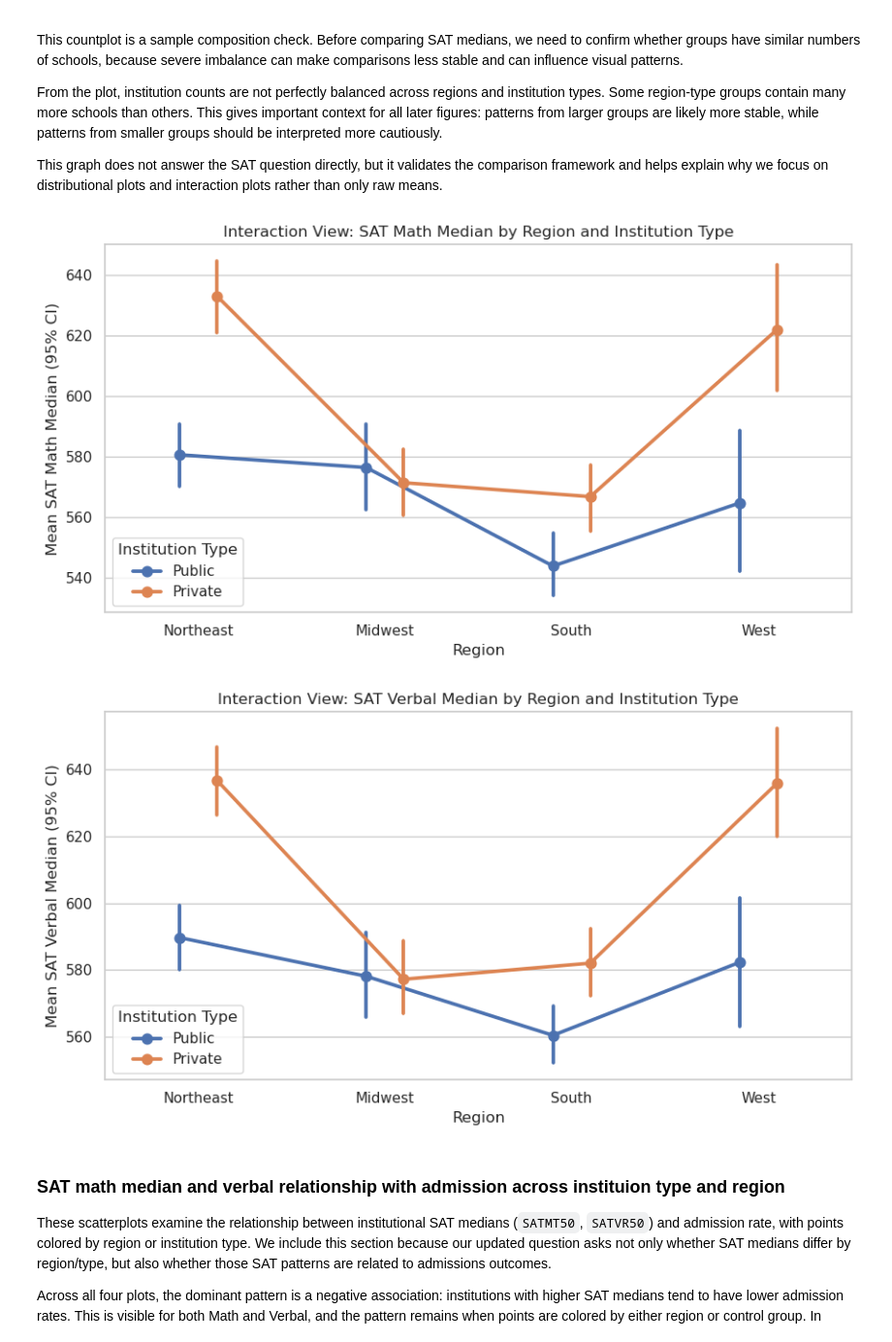
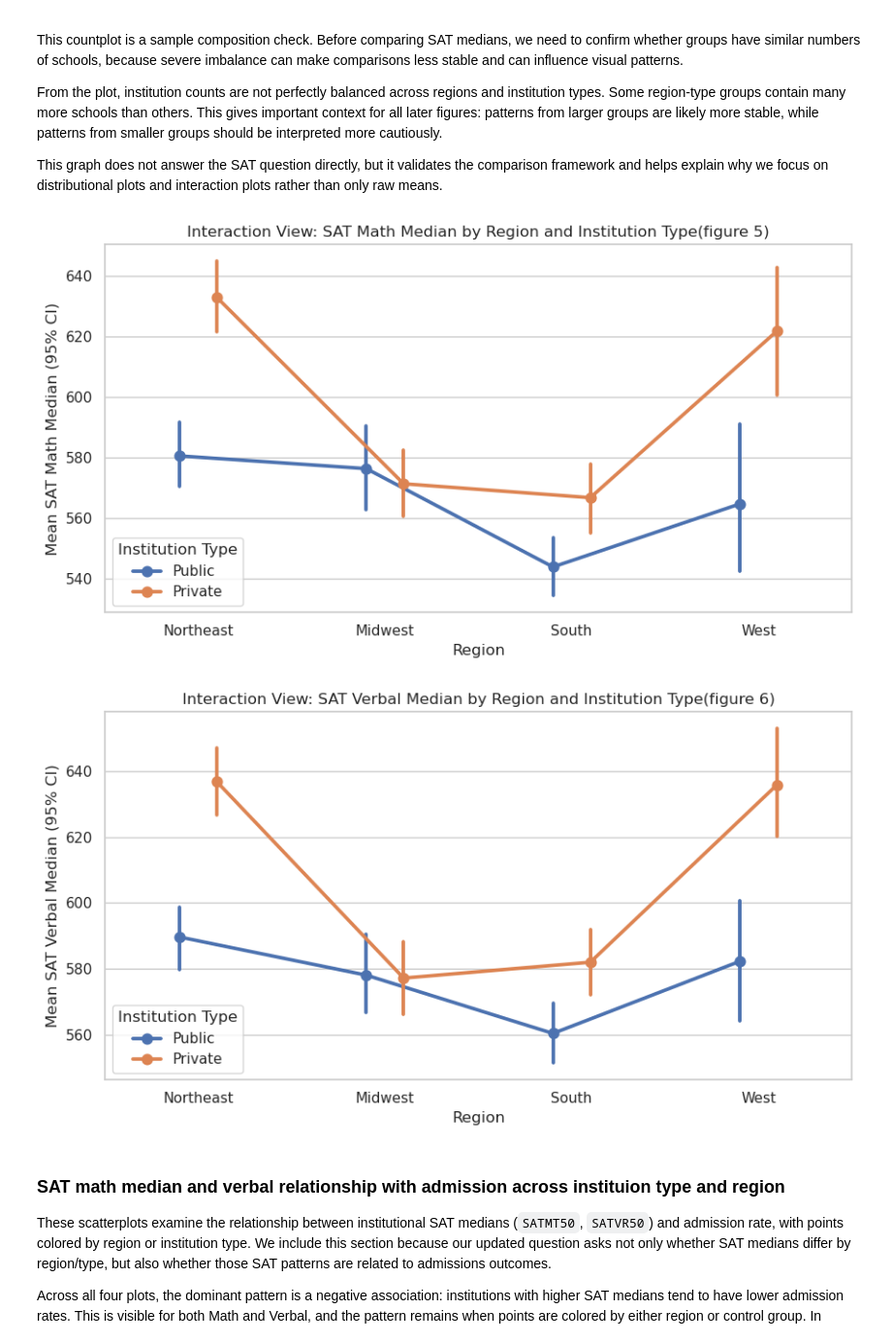
Before and after one commit to COGS108/Group065_WI26, a Jupyter notebook: 03-FinalProject.ipynb, the cells around one changed output. Shown at 97% size. Saved outputs shown, nothing was run; the diff lists cells and outputs as text; code cells hidden in the pictures.

```diff
--- a/03-FinalProject.ipynb
+++ b/03-FinalProject.ipynb
@@ -298,37 +298,37 @@ sns.pointplot(
     hue="control_group",
     order=region_order,
     hue_order=control_order,
     errorbar=("ci", 95),
     dodge=0.2
 )
-plt.title("Interaction View: SAT Math Median by Region and Institution Type")
+plt.title("Interaction View: SAT Math Median by Region and Institution Type(figure 5)")
 plt.xlabel("Region")
 plt.ylabel("Mean SAT Math Median (95% CI)")
 plt.legend(title="Institution Type")
 plt.tight_layout()
 plt.show()
 
 # Pointplot with CI: interaction view (SAT Verbal)
 plt.figure(figsize=(9, 5))
 sns.pointplot(
     data=df_withoutadm,
     x="region",
     y="SATVR50",
     hue="control_group",
     order=region_order,
     hue_order=control_order,
     errorbar=("ci", 95),
     dodge=0.2
 )
-plt.title("Interaction View: SAT Verbal Median by Region and Institution Type")
+plt.title("Interaction View: SAT Verbal Median by Region and Institution Type(figure 6)")
 plt.xlabel("Region")
 plt.ylabel("Mean SAT Verbal Median (95% CI)")
 plt.legend(title="Institution Type")
 plt.tight_layout()
 plt.show()
 # %% [output]
-[figure, old version]
+[figure, new version]
-[figure, old version]
+[figure, new version]
 # %% [markdown]
 ### SAT math median and verbal relationship with admission across instituion type and region
 These scatterplots examine the relationship between institutional SAT medians (`SATMT50`, `SATVR50`) and admission rate, with points colored by region or institution type. We include this section because our updated question asks not only whether SAT medians differ by region/type, but also whether those SAT patterns are related to admissions outcomes.
```
Also changed, not shown: parts of 9 cells of this notebook.
